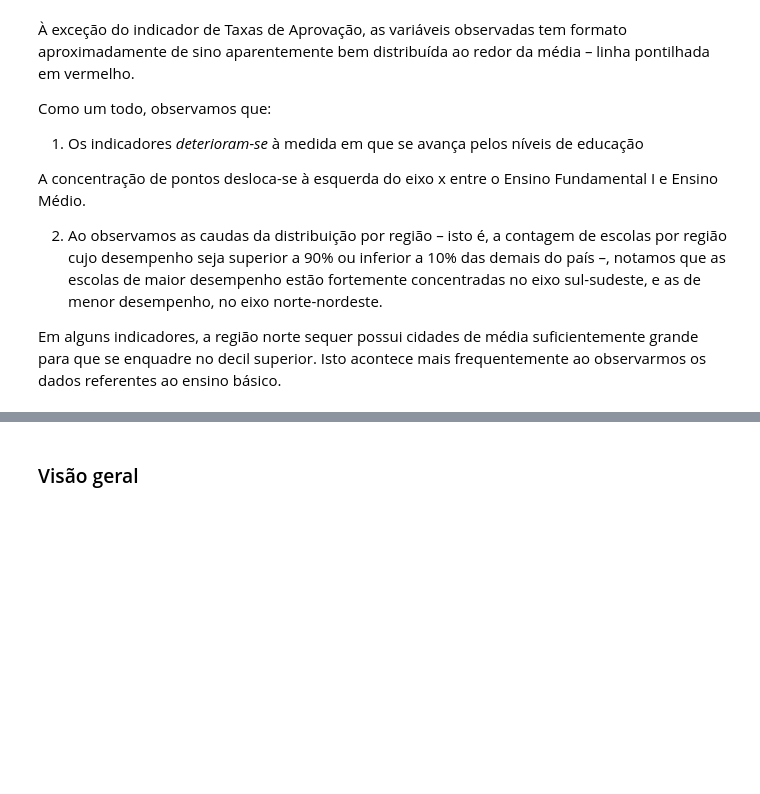
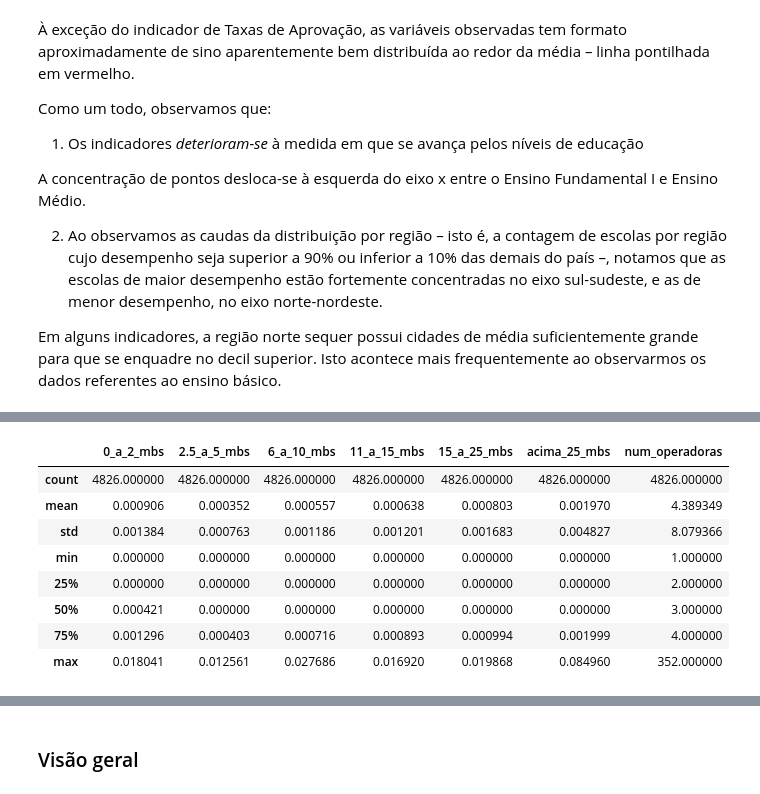
Before and after one commit to guilhermeolivsilva/tp-icd, a Jupyter notebook: Script_Trabalho.ipynb, the cells around one changed output, grey strips where cells are left out. Cells and saved outputs as stored; diff of their text form; code cells hidden in the pictures; blank space fills up the shorter version.

```diff
--- a/Script_Trabalho.ipynb
+++ b/Script_Trabalho.ipynb
@@ -602,0 +656,12 @@ Em alguns indicadores, a região norte sequer possui cidades de média suficient
+# %%
+df[cols_internet + ['num_operadoras']].drop_duplicates(subset=cols_internet).describe()
+# %% [output]
+|  | 0_a_2_mbs | 2.5_a_5_mbs | 6_a_10_mbs | 11_a_15_mbs | 15_a_25_mbs | acima_25_mbs | num_operadoras |
+| count | 4826.000000 | 4826.000000 | 4826.000000 | 4826.000000 | 4826.000000 | 4826.000000 | 4826.000000 |
+| mean | 0.000906 | 0.000352 | 0.000557 | 0.000638 | 0.000803 | 0.001970 | 4.389349 |
+| std | 0.001384 | 0.000763 | 0.001186 | 0.001201 | 0.001683 | 0.004827 | 8.079366 |
+| min | 0.000000 | 0.000000 | 0.000000 | 0.000000 | 0.000000 | 0.000000 | 1.000000 |
+| 25% | 0.000000 | 0.000000 | 0.000000 | 0.000000 | 0.000000 | 0.000000 | 2.000000 |
+| 50% | 0.000421 | 0.000000 | 0.000000 | 0.000000 | 0.000000 | 0.000000 | 3.000000 |
+| 75% | 0.001296 | 0.000403 | 0.000716 | 0.000893 | 0.000994 | 0.001999 | 4.000000 |
+| max | 0.018041 | 0.012561 | 0.027686 | 0.016920 | 0.019868 | 0.084960 | 352.000000 |
```
Also changed, not shown: parts of 27 cells of this notebook, 2 other files.
